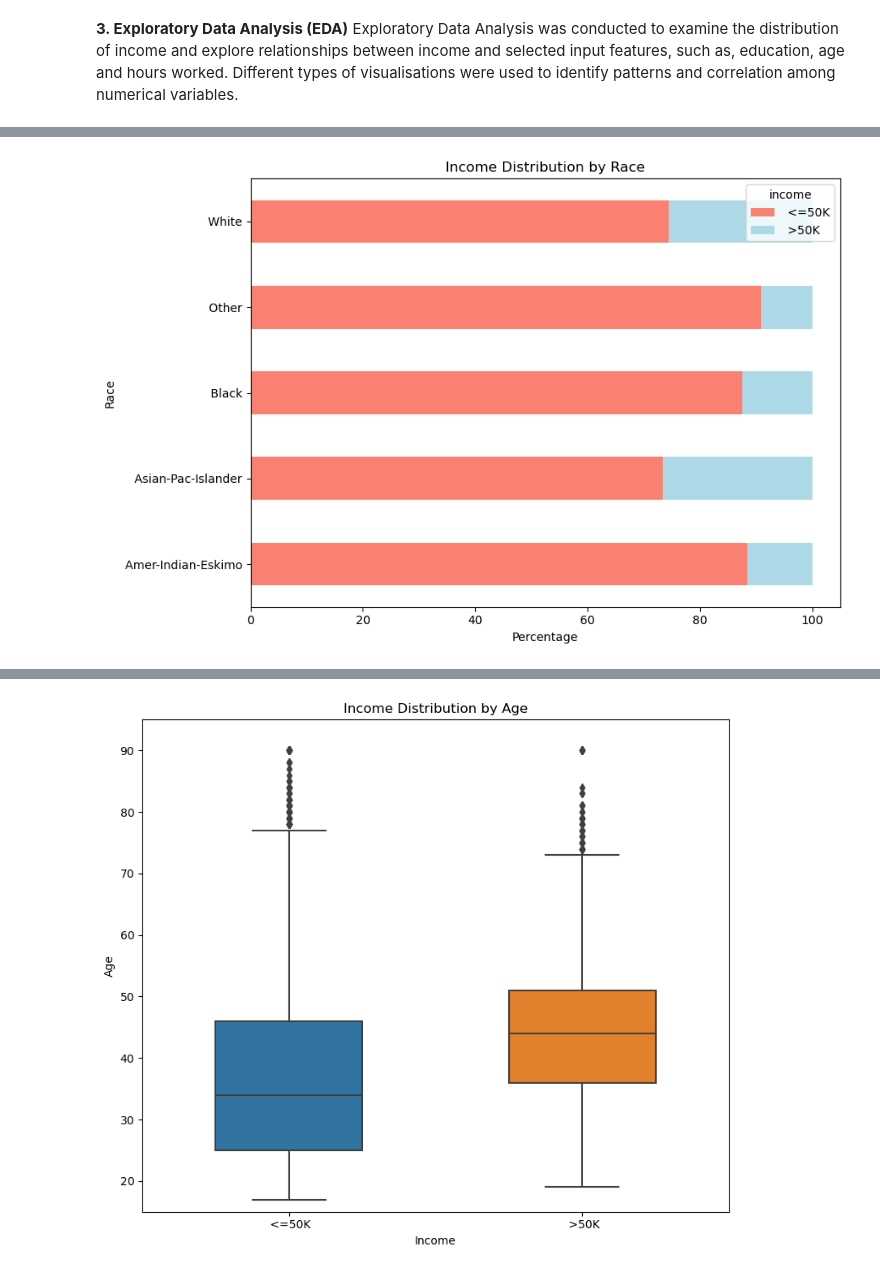
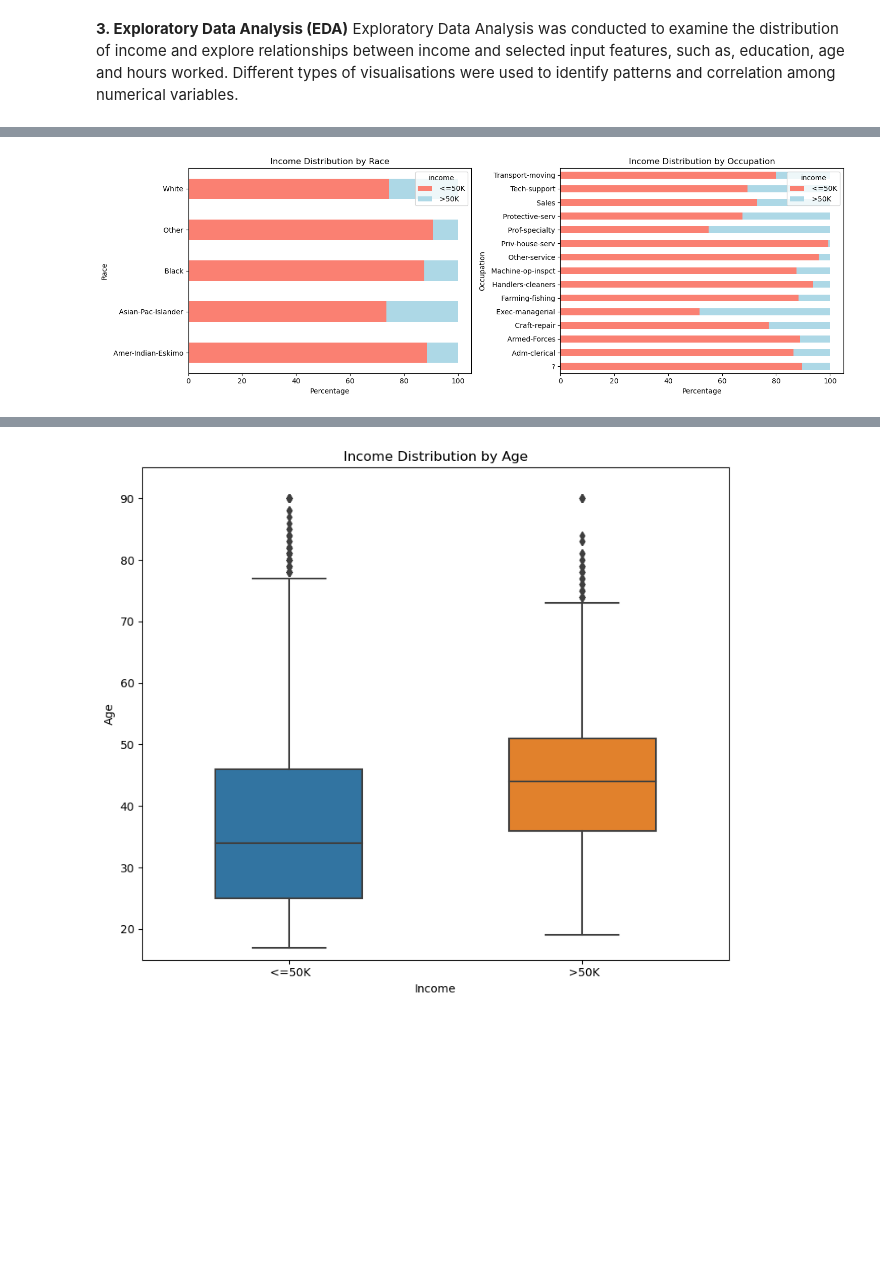
Before and after one commit to hajara2505/Adult-income-classification, a Jupyter notebook: adult-income-classification.ipynb, the cells around one changed output, grey strips where cells are left out. Drawn from its saved outputs; the diff is of its cells as text; code cells hidden in the pictures; blank space fills up the shorter version.

```diff
--- a/adult-income-classification.ipynb
+++ b/adult-income-classification.ipynb
@@ -125,21 +144,38 @@ plt.show()
 # %%
-# visualising income distribution across different races
+fig, axes = plt.subplots(1,2,figsize=(15,5))
+
+# visualising income distribution across different races and occupations
 race_income_table = pd.crosstab(
     df_cleaned['race'],
     df_cleaned['income'],
     normalize = 'index'
 )*100
 race_income_table.plot(
     kind = 'barh',
     color = ['salmon','lightblue'],
     stacked = True,
-    figsize = (9,6)
+    ax = axes[0]
 )
+axes[0].set_title("Income Distribution by Race")
+axes[0].set_xlabel("Percentage")
+axes[0].set_ylabel("Race")
 
-plt.title("Income Distribution by Race")
-plt.xlabel("Percentage")
-plt.ylabel("Race")
+occupation_income_table = pd.crosstab(
+    df_cleaned['occupation'],
+    df_cleaned['income'],
+    normalize = 'index'
+)*100
+occupation_income_table.plot(
+    kind = 'barh',
+    color = ['salmon','lightblue'],
+    stacked = True,
+    ax=axes[1]
+)
+axes[1].set_title("Income Distribution by Occupation")
+axes[1].set_xlabel("Percentage")
+axes[1].set_ylabel("Occupation")
+
 plt.tight_layout()
 plt.show()
 # %% [output]
-[figure, old version]
+[figure, new version]
```
Also changed, not shown: parts of 8 cells of this notebook, 2 other files.
